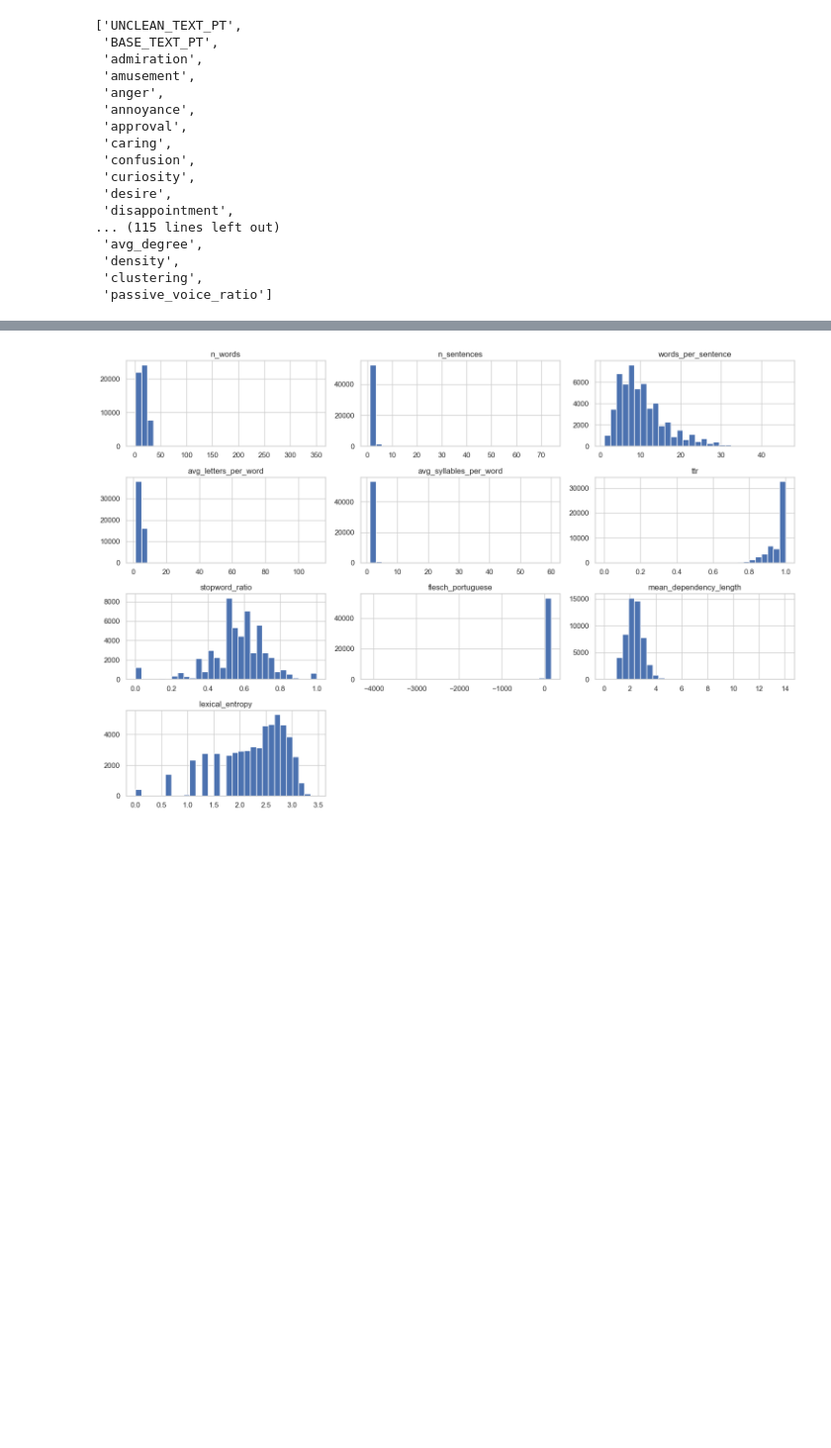
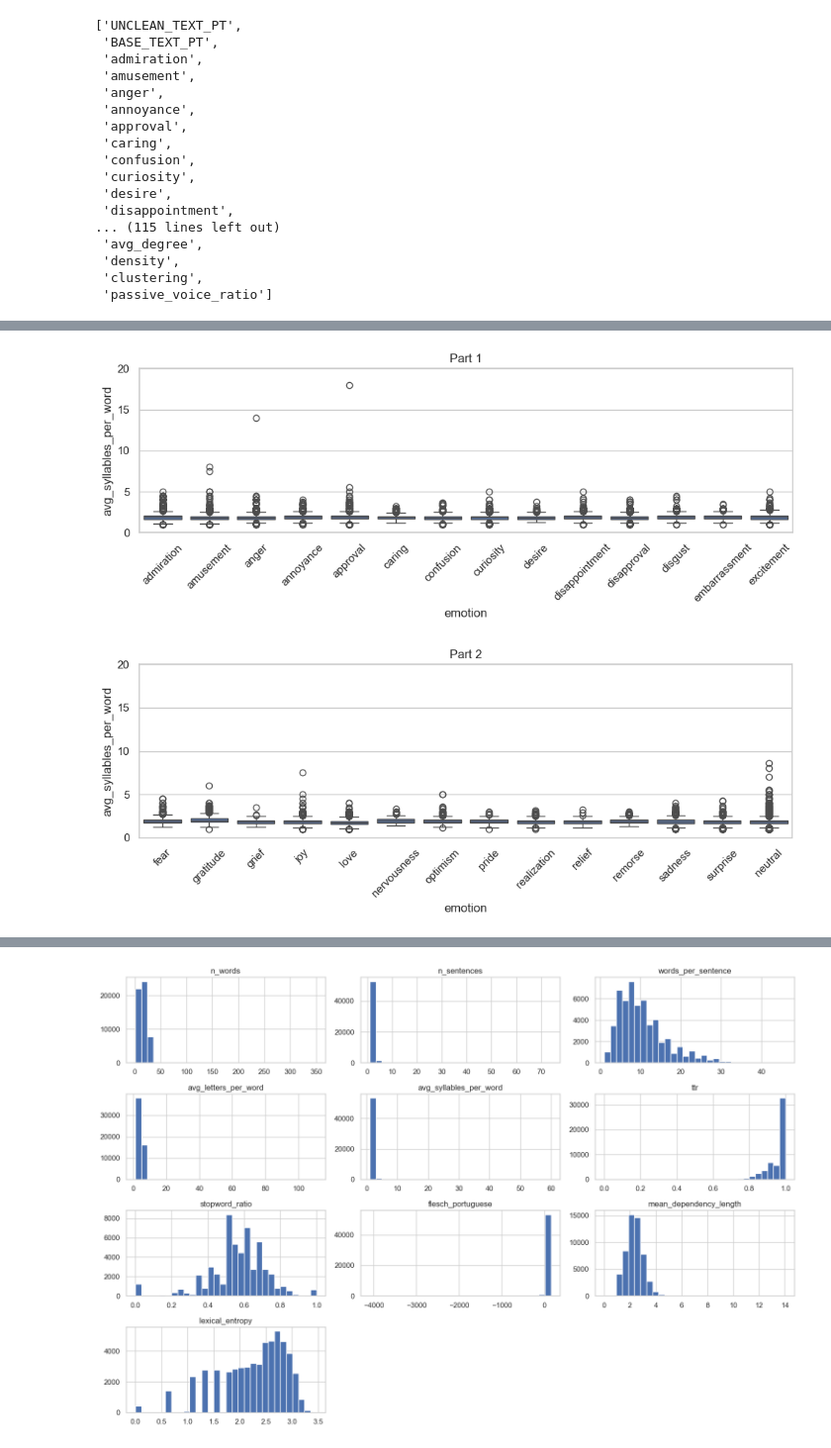
Before and after one commit to LuanBarbs/tcc-emotion-detection-nlp, a Jupyter notebook: src/analyse_linguistic_features.ipynb, the cells around one changed output, grey strips where cells are left out. Shown at 99% size. Drawn from its saved outputs; the diff is of its cells as text; code cells hidden in the pictures; blank space fills up the shorter version.

```diff
--- a/src/analyse_linguistic_features.ipynb
+++ b/src/analyse_linguistic_features.ipynb
@@ -30,0 +67,33 @@ df.columns.tolist()
+# %%
+df_long = df.melt(
+    id_vars=feature,
+    value_vars=emotion_cols,
+    var_name='emotion',
+    value_name='label'
+)
+
+df_long = df_long[df_long['label'] == 1]
+
+y_min = 0.0
+y_max = 20.0
+
+chunks = np.array_split(emotion_cols, 2)
+
+for i, chunk in enumerate(chunks):
+    plt.figure(figsize=(10,4))
+
+    sns.boxplot(
+        data=df_long[df_long['emotion'].isin(chunk)],
+        x='emotion',
+        y=feature[0]
+    )
+
+    plt.ylim(y_min, y_max)
+
+    plt.xticks(rotation=45)
+    plt.title(f'Part {i+1}')
+    plt.tight_layout()
+    plt.show()
+# %% [output]
+[figure, added]
+[figure, added]
```
Also changed, not shown: parts of 9 cells of this notebook.
